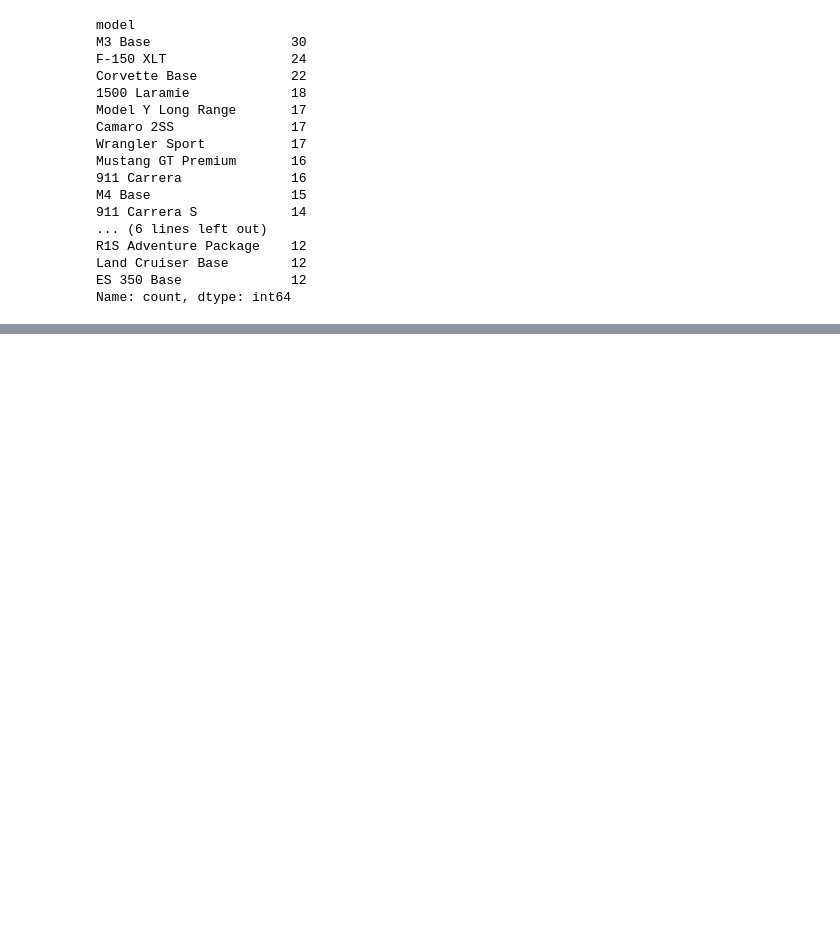
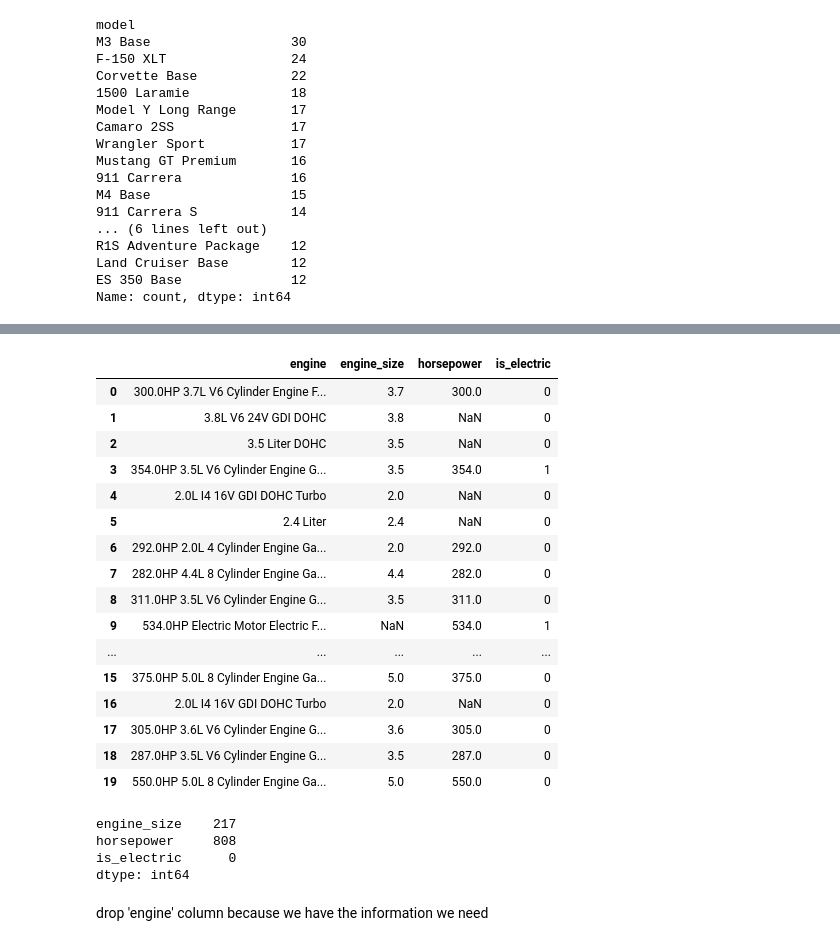
Before and after one commit to burureemmilio/machine_learning_capstone, a Jupyter notebook: used_car_price_prediction.ipynb, the cells around one changed output, grey strips where cells are left out. Saved outputs shown, nothing was run; the diff lists cells and outputs as text; code cells hidden in the pictures; blank space fills up the shorter version.

```diff
--- a/used_car_price_prediction.ipynb
+++ b/used_car_price_prediction.ipynb
@@ -197,0 +548,20 @@ Name: count, dtype: int64
+# %%
+df_clean["transmission_type"] = "Other"
+
+df_clean.loc[
+    df_clean["transmission"].str.contains(
+        "M/T|Mt|Manual",
+        case=False,
+        na=False
+    ),
+    "transmission_type"
+] = "Manual"
+
+df_clean.loc[
+    df_clean["transmission"].str.contains(
+        "A/T|Automatic|Auto|CVT|Variable|Dual Shift|Overdrive|Fixed Gear",
+        case=False,
+        na=False
+    ),
+    "transmission_type"
+] = "Automatic"
@@ -197,0 +675,6 @@ Name: count, dtype: int64
+# %%
+df_clean["engine_size"] = (
+    df_clean["engine"]
+    .str.extract(r"(\d+(?:\.\d+)?)\s*[Ll]")
+    .astype(float)
+)
@@ -197,0 +750,6 @@ Name: count, dtype: int64
+# %%
+df_clean["is_electric"] = (
+    df_clean["engine"]
+    .str.contains("Electric", case=False, na=False)
+    .astype(int)
+)
@@ -197,0 +765,6 @@ Name: count, dtype: int64
+# %%
+df_clean["horsepower"] = (
+    df_clean["engine"]
+    .str.extract(r"(\d+(?:\.\d+)?)\s*HP")
+    .astype(float)
+)
@@ -197,0 +834,29 @@ Name: count, dtype: int64
+# %%
+df_clean[["engine", "engine_size", "horsepower", "is_electric"]].head(20)
+# %% [output]
+|  | engine | engine_size | horsepower | is_electric |
+| 0 | 300.0HP 3.7L V6 Cylinder Engine F... | 3.7 | 300.0 | 0 |
+| 1 | 3.8L V6 24V GDI DOHC | 3.8 | NaN | 0 |
+| 2 | 3.5 Liter DOHC | 3.5 | NaN | 0 |
+| 3 | 354.0HP 3.5L V6 Cylinder Engine G... | 3.5 | 354.0 | 1 |
+| 4 | 2.0L I4 16V GDI DOHC Turbo | 2.0 | NaN | 0 |
+| 5 | 2.4 Liter | 2.4 | NaN | 0 |
+| 6 | 292.0HP 2.0L 4 Cylinder Engine Ga... | 2.0 | 292.0 | 0 |
+| 7 | 282.0HP 4.4L 8 Cylinder Engine Ga... | 4.4 | 282.0 | 0 |
+| 8 | 311.0HP 3.5L V6 Cylinder Engine G... | 3.5 | 311.0 | 0 |
+| 9 | 534.0HP Electric Motor Electric F... | NaN | 534.0 | 1 |
+| ... | ... | ... | ... | ... |
+| 15 | 375.0HP 5.0L 8 Cylinder Engine Ga... | 5.0 | 375.0 | 0 |
+| 16 | 2.0L I4 16V GDI DOHC Turbo | 2.0 | NaN | 0 |
+| 17 | 305.0HP 3.6L V6 Cylinder Engine G... | 3.6 | 305.0 | 0 |
+| 18 | 287.0HP 3.5L V6 Cylinder Engine G... | 3.5 | 287.0 | 0 |
+| 19 | 550.0HP 5.0L 8 Cylinder Engine Ga... | 5.0 | 550.0 | 0 |
+# %%
+df_clean[["engine_size", "horsepower", "is_electric"]].isna().sum()
+# %% [output]
+engine_size    217
+horsepower     808
+is_electric      0
+dtype: int64
+# %% [markdown]
+drop 'engine' column because we have the information we need
```
Also changed, not shown: parts of 72 cells of this notebook.
